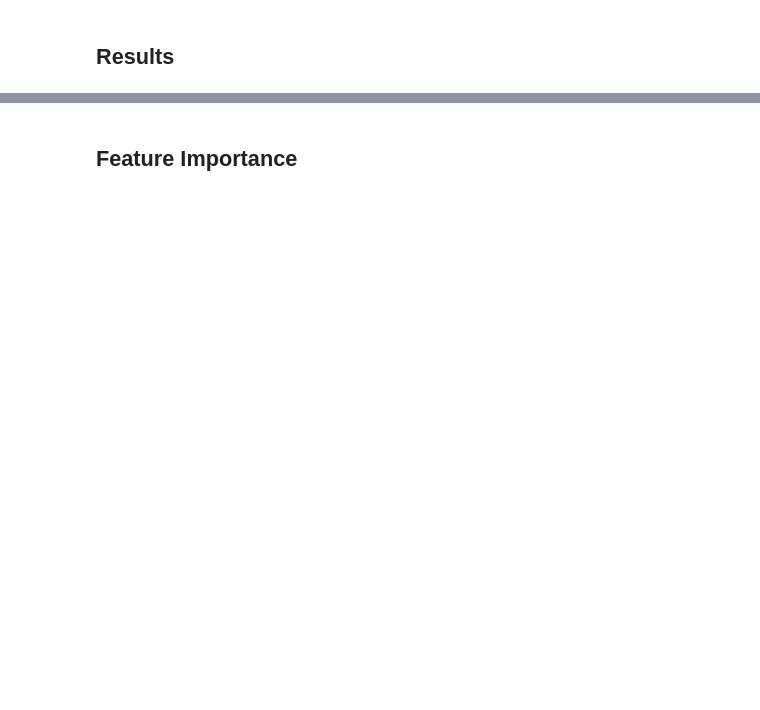
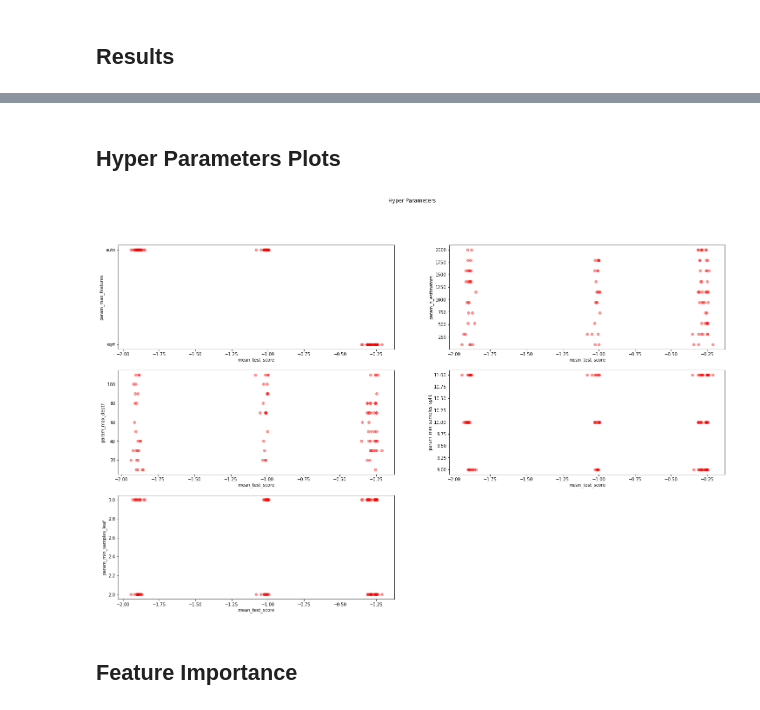
Before and after one commit to WebValley2022/DS2, a Jupyter notebook: machine_learning/training.ipynb, the cells around one changed output, grey strips where cells are left out. Drawn from its saved outputs; the diff is of its cells as text; code cells hidden in the pictures; blank space fills up the shorter version.

```diff
--- a/machine_learning/training.ipynb
+++ b/machine_learning/training.ipynb
@@ -43,3 +12,15 @@ appa_hours["year"] = appa_hours["Time"].dt.year
+# %%
+#Reading the .csv file data with the weather conditions and merging the data in a unique DataFrame
+weather = pd.read_csv("../weather/weather_data.csv")
+weather = weather.rename(columns={'date': 'Time'})
+weather.Time = pd.to_datetime(weather.Time)
+
+#Excluding the data from APPA2 station
+for column in weather.columns:
+    if not 'laste' in column:
+        weather = weather.drop(column, axis=1)
+
+appa_hours = appa_hours.merge(right=weather, on='Time', how='left')
 # %%
 #selecting all the values we need to train and test the model
 appa_hours = appa_hours[[
@@ -60,7 +41,7 @@ appa_hours = appa_hours[[
     'sin_weekday', 'cos_weekday',
     'sin_month', 'cos_month',
     'sin_ordate', 'cos_ordate',
-    'year',
+    'year', 'laste uv', 'laste rain', 'laste w_sp', 'laste w_dir',
     'NO2', 'SO2', 'O3', 'CO'
 ]]
 # %% [markdown]
@@ -88,7 +69,7 @@ cols = [
     'sin_weekday', 'cos_weekday',
     'sin_month', 'cos_month',
     'sin_ordate', 'cos_ordate',
-    'year'
+    'year', 'laste uv', 'laste rain', 'laste w_sp', 'laste w_dir',
 ]
 
 #Selecting the target
@@ -106,16 +87,16 @@ Y_train = appa_hours.iloc[vsplit:][outs]
 Y_test = appa_hours.iloc[:vsplit][outs]
 # %%
 # Number of trees in random forest
-n_estimators = [int(x) for x in np.linspace(start=100, stop=2000, num=10)]
+n_estimators = [int(x) for x in np.linspace(start=1100-500, stop=1100+500, num=10)]
 # Number of features to consider at every split
 max_features = ['sqrt']
 # Maximum number of levels in tree
-max_depth = [int(x) for x in np.linspace(10, 110, num=11)]
+max_depth = [int(x) for x in np.linspace(70 - 10, 70 + 10, num=11)]
 max_depth.append(None)
 # Minimum number of samples required to split a node
-min_samples_split = [2, 5, 10]
+min_samples_split = [9, 10, 11]
 # Minimum number of samples required at each leaf node
-min_samples_leaf = [1, 2, 4]
+min_samples_leaf = [2, 3]
 # Method of selecting samples for training each tree
 bootstrap = [True, False]
 # Create the random grid
@@ -178,3 +182,23 @@ base_accuracy = evaluate(rf_random, X_test, Y_test)
+# %% [markdown]
+## Hyper Parameters Plots
+# %%
+#Plotting the hyper-parameters in relation of mean test score
+#Values are plotted through dots. The brighter the dot, the more times that value has been chosen by the models.
+#On the X scale, the closer the values are to 0 the better they are
+
+h_params = ['param_max_features','param_n_estimators', 'param_max_depth', 'param_min_samples_split', 'param_min_samples_leaf', ]
+fig = plt.figure(figsize=(25, 15))
+fig.suptitle('Hyper Parameters')
+outer = gridspec.GridSpec(3, 2, wspace=0.2, hspace=0.2)
+for index, h_param in enumerate(h_params):
+    ax = plt.Subplot(fig, outer[index])
+    ax.scatter(ris['mean_test_score'], ris[h_param], color='red', alpha=0.4, )
+    ax.set_ylabel(h_param)
+    ax.set_xlabel('mean_test_score')
+    fig.add_subplot(ax)
+fig.show()
+# %% [output]
+[figure, added]
 # %% [markdown]
 ## Feature Importance
 # %%
```
Also changed, not shown: parts of 9 cells of this notebook.
